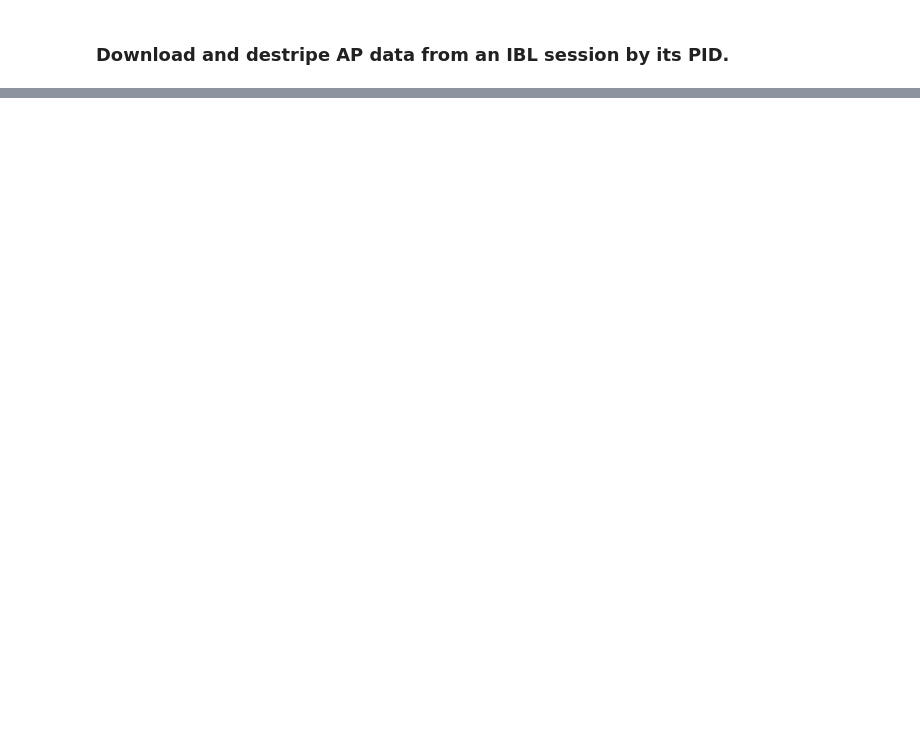
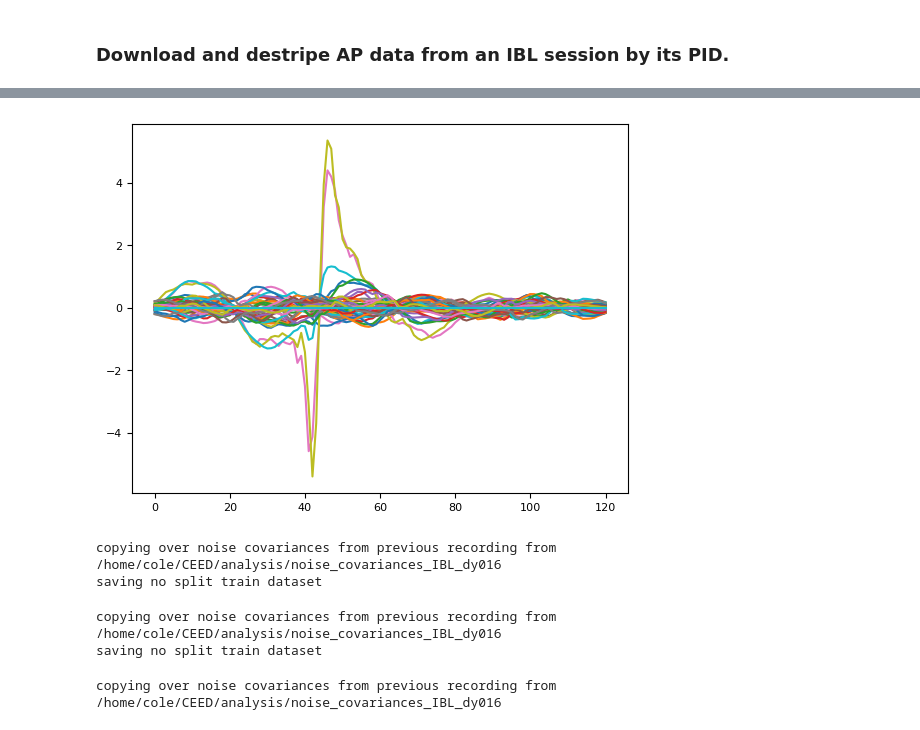
Before and after one commit to ankitvishnu23/CEED, a Jupyter notebook: notebooks/01_IBL_dataset_gen.ipynb, the cells around one changed output, grey strips where cells are left out. Drawn from its saved outputs; the diff is of its cells as text; code cells hidden in the pictures; blank space fills up the shorter version.

Commit message:
updated data gen

```diff
--- a/notebooks/01_IBL_dataset_gen.ipynb
+++ b/notebooks/01_IBL_dataset_gen.ipynb
@@ -7,8 +14,8 @@ import matplotlib.pyplot as plt
 # %%
 pid_sess1 = 'dab512bd-a02d-4c1f-8dbc-9155a163efc0'
 pid_sess2 = 'febb430e-2d50-4f83-87a0-b5ffbb9a4943'
-save_folder_sess1 = '/media/cat/data/IBL_data_CEED/dab512bd-a02d-4c1f-8dbc-9155a163efc0'
-save_folder_sess2 = '/media/cat/data/IBL_data_CEED/febb430e-2d50-4f83-87a0-b5ffbb9a4943'
-t_window = [0, 500] #in seconds
-bin_file_sess1, meta_file_sess1 = download_IBL(pid=pid_sess1, t_window=t_window, save_folder=save_folder_sess1, overwrite=False)
-bin_file_sess2, meta_file_sess2 = download_IBL(pid=pid_sess2, t_window=t_window, save_folder=save_folder_sess2, overwrite=False)
+save_folder_sess1 = '/media/cat/data/IBL_data_CEED/dab512bd-a02d-4c1f-8dbc-9155a163efc0_test'
+save_folder_sess2 = '/media/cat/data/IBL_data_CEED/febb430e-2d50-4f83-87a0-b5ffbb9a4943_test'
+t_window = [0, 200] #in seconds
+bin_file_sess1, meta_file_sess1 = download_IBL(pid=pid_sess1, t_window=t_window, save_folder=save_folder_sess1, overwrite=True)
+bin_file_sess2, meta_file_sess2 = download_IBL(pid=pid_sess2, t_window=t_window, save_folder=save_folder_sess2, overwrite=True)
@@ -19,11 +71,17 @@ geom_sess: channels x 2
 chan_idx_sess: waveform extraction channels for each channel
 templates_sess: templates across all channels for all neurons
 '''
-recompute = False
+recompute = True
 
 if recompute:
-    spike_idx_sess1, geom_sess1, chan_idx_sess1, templates_sess1 = extract_IBL(bin_fp=bin_file_sess1, meta_fp=meta_file_sess1, pid=pid_sess1, t_window=t_window, use_labels=True)
-    spike_idx_sess2, geom_sess2, chan_idx_sess2, templates_sess2 = extract_IBL(bin_fp=bin_file_sess2, meta_fp=meta_file_sess2, pid=pid_sess2, t_window=t_window, use_labels=True)
+    spike_idx_sess1, geom_sess1, chan_idx_sess1, templates_sess1 = extract_IBL(bin_fp=bin_file_sess1,
+                                                                               meta_fp=meta_file_sess1,
+                                                                               pid=pid_sess1, t_window=t_window,
+                                                                               use_labels=True)
+    spike_idx_sess2, geom_sess2, chan_idx_sess2, templates_sess2 = extract_IBL(bin_fp=bin_file_sess2,
+                                                                               meta_fp=meta_file_sess2,
+                                                                               pid=pid_sess2, t_window=t_window,
+                                                                               use_labels=True)
 else:
     spike_idx_sess1 = np.load('spike_idx_sess1.npy')
     geom_sess1 = np.load('geom_sess1.npy')
@@ -36,7 +123,9 @@ else:
 # %%
 #plot a template on the 40 extracted channels (not all 40 used to train CEED).
-template_id = 17
+template_id = 11
 plt.plot(templates_sess1[template_id][:,chan_idx_sess1[template_id]]);
+# %% [output]
+[figure, added]
 # %%
 save_fewer = True
 # %%
@@ -55,6 +144,9 @@ test_geom_locs1, train_max_chan1, val_max_chan1, test_max_chan1 = make_dataset(b
                                                                                test_num=200, save_covs=False, num_chans_extract=21,
                                                                                plot=False, normalize=False, shift=False, inference=False,
                                                                                save_fewer=save_fewer)
+# %% [output]
+copying over noise covariances from previous recording from /home/cole/CEED/analysis/noise_covariances_IBL_dy016
+saving no split train dataset
 # %%
 # session 1 units to get data from and dataset save path
 selected_units_sess2 = [200, 210, 220]#np.arange(200)
@@ -71,6 +163,9 @@ test_geom_locs2, train_max_chan2, val_max_chan2, test_max_chan2 = make_dataset(b
                                                                                test_num=200, save_covs=False, num_chans_extract=21,
                                                                                plot=False, normalize=False, shift=False, inference=False,
                                                                                save_fewer=save_fewer)
+# %% [output]
+copying over noise covariances from previous recording from /home/cole/CEED/analysis/noise_covariances_IBL_dy016
+saving no split train dataset
 # %%
 combined_ds_path = '/media/cat/data/IBL_data_CEED/combined'
 
@@ -90,6 +185,8 @@ test_set, test_geom_locs, test_max_chan = make_dataset(bin_path=bin_file_sess1,
                                                        chan_index=chan_idx_sess1, templates=templates_sess1,
                                                        unit_ids=selected_units_inf, test_num=200, save_covs=False,
                                                        num_chans_extract=21, normalize=False, save_fewer=save_fewer, inference=True)
+# %% [output]
+copying over noise covariances from previous recording from /home/cole/CEED/analysis/noise_covariances_IBL_dy016
 # %%
 spikes_test = np.load(save_folder_sess1 + '/ds/spikes_test.npy')
 labels_test = np.load(save_folder_sess1 + '/ds/labels_test.npy')
```
Also changed, not shown: parts of 3 cells of this notebook, 1 other file.
